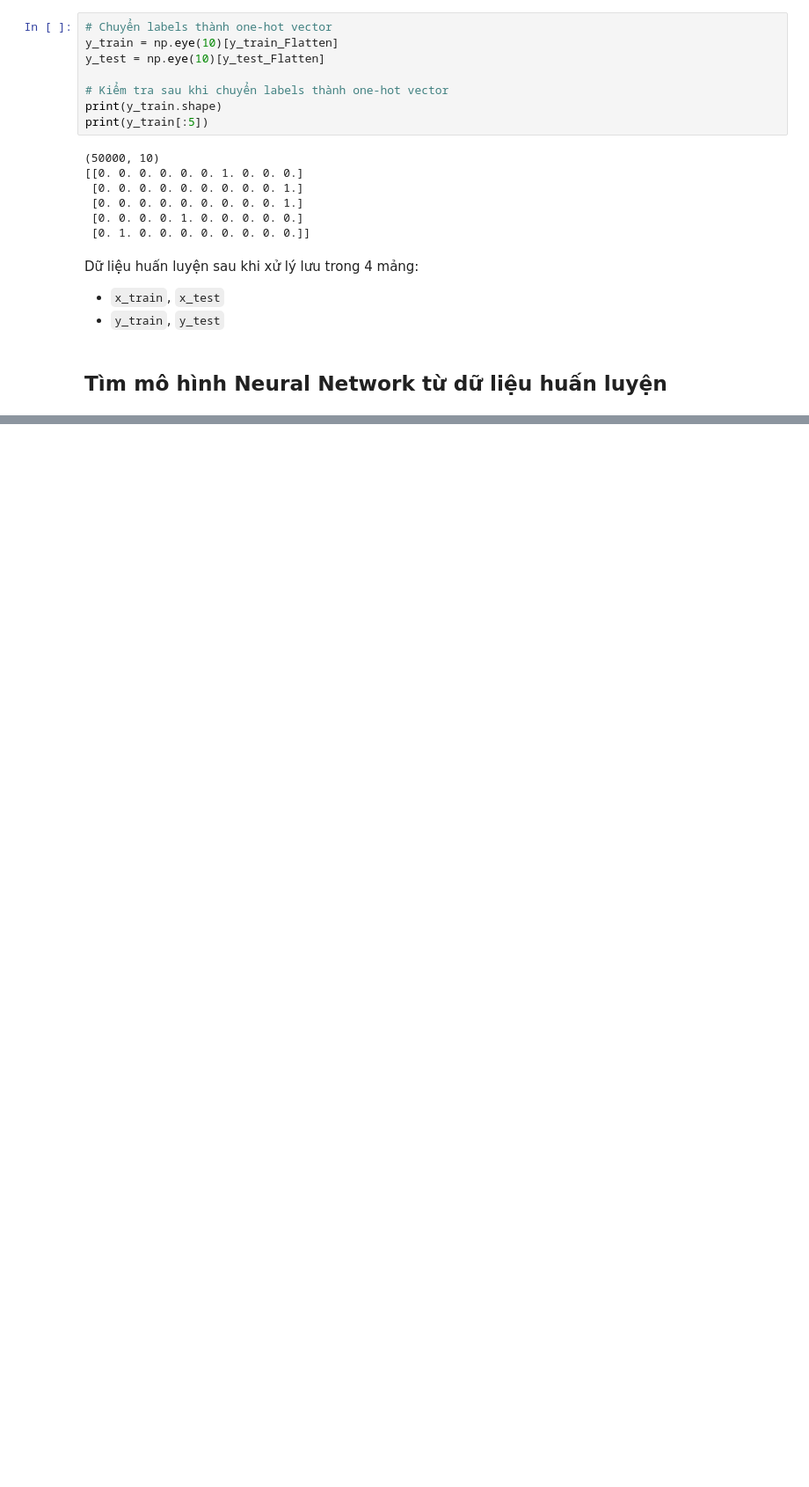
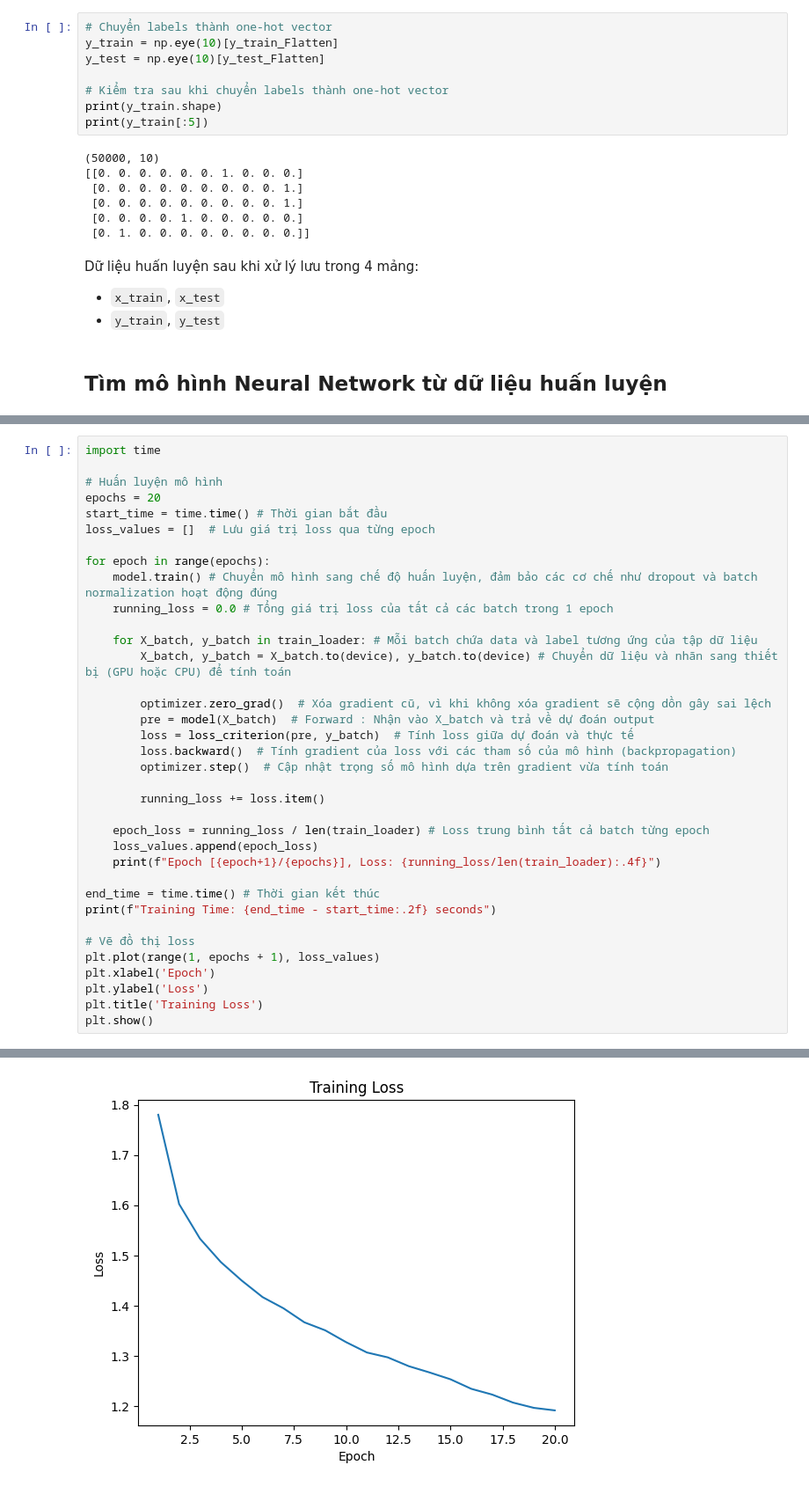
Before and after one commit to thienbanho/ML_CourseProject, a Jupyter notebook: 22127417_22127397.ipynb, the cells around one changed output, grey strips where cells are left out. Shown: that part at 88% size. Drawn from its saved outputs; the diff is of its cells as text; blank space fills up the shorter version.

```diff
--- a/22127417_22127397.ipynb
+++ b/22127417_22127397.ipynb
@@ -155,0 +277,37 @@ Dữ liệu huấn luyện sau khi xử lý lưu trong 4 mảng:
+# %%
+import time
+
+# Huấn luyện mô hình
+epochs = 20
+start_time = time.time() # Thời gian bắt đầu
+loss_values = []  # Lưu giá trị loss qua từng epoch
+
+for epoch in range(epochs):
+    model.train() # Chuyển mô hình sang chế độ huấn luyện, đảm bảo các cơ chế như dropout và batch normalization hoạt động đúng
+    running_loss = 0.0 # Tổng giá trị loss của tất cả các batch trong 1 epoch
+
+    for X_batch, y_batch in train_loader: # Mỗi batch chứa data và label tương ứng của tập dữ liệu
+        X_batch, y_batch = X_batch.to(device), y_batch.to(device) # Chuyển dữ liệu và nhãn sang thiết bị (GPU hoặc CPU) để tính toán
+
+        optimizer.zero_grad()  # Xóa gradient cũ, vì khi không xóa gradient sẽ cộng dồn gây sai lệch
+        pre = model(X_batch)  # Forward : Nhận vào X_batch và trả về dự đoán output
+        loss = loss_criterion(pre, y_batch)  # Tính loss giữa dự đoán và thực tế
+        loss.backward()  # Tính gradient của loss với các tham số của mô hình (backpropagation)
+        optimizer.step()  # Cập nhật trọng số mô hình dựa trên gradient vừa tính toán
+
+        running_loss += loss.item()
+
+    epoch_loss = running_loss / len(train_loader) # Loss trung bình tất cả batch từng epoch
+    loss_values.append(epoch_loss)
+    print(f"Epoch [{epoch+1}/{epochs}], Loss: {running_loss/len(train_loader):.4f}")
+
+end_time = time.time() # Thời gian kết thúc
+print(f"Training Time: {end_time - start_time:.2f} seconds")
+
+# Vẽ đồ thị loss
+plt.plot(range(1, epochs + 1), loss_values)
+plt.xlabel('Epoch')
+plt.ylabel('Loss')
+plt.title('Training Loss')
+plt.show()
+# %% [output]
@@ -155,0 +331 @@ Dữ liệu huấn luyện sau khi xử lý lưu trong 4 mảng:
+[figure, added]
```
Also changed, not shown: parts of 15 cells of this notebook.
